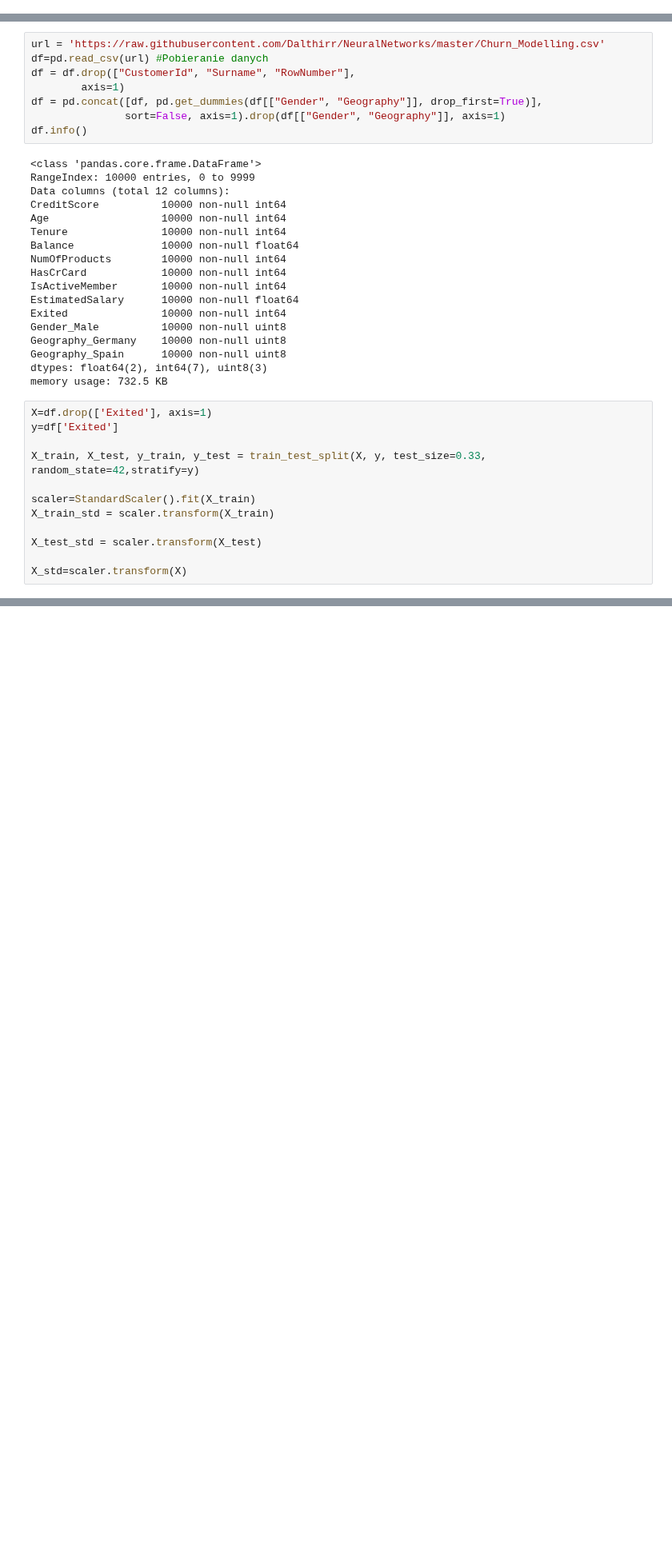
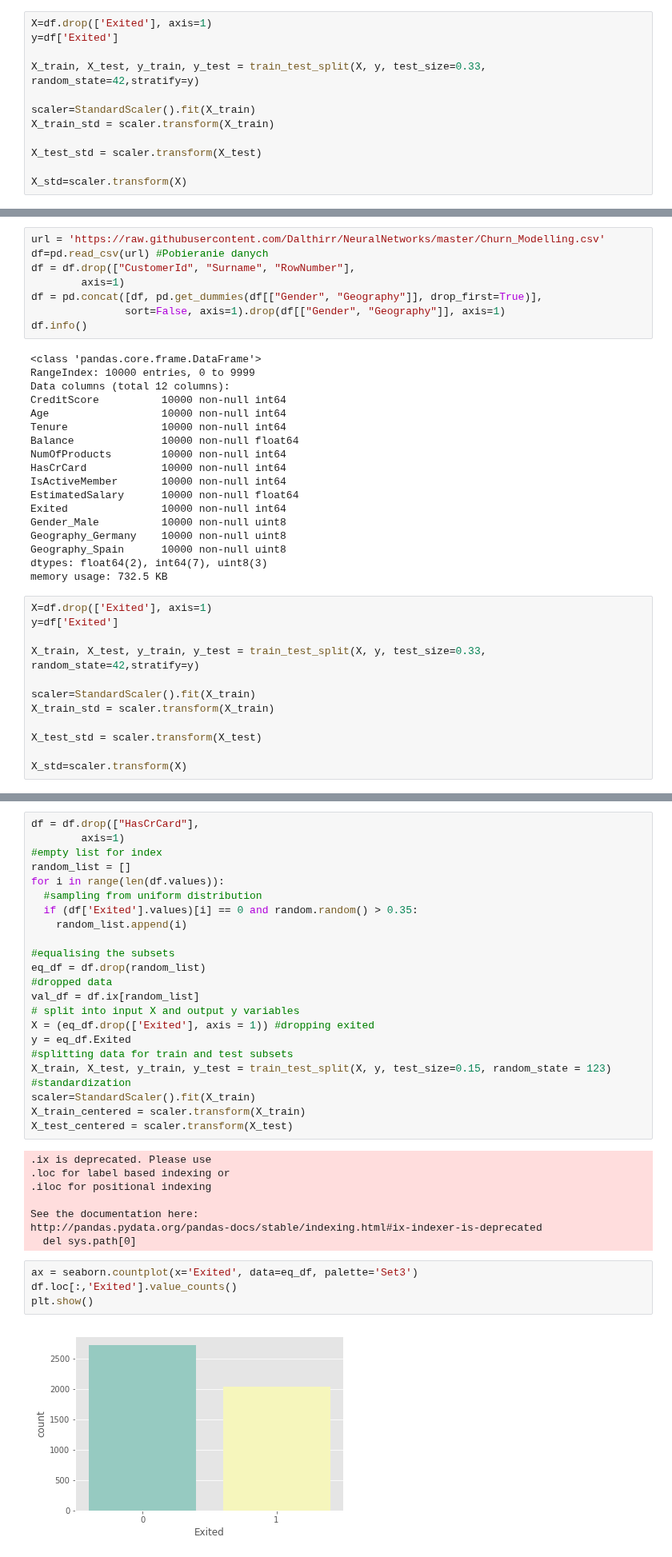
Before and after one commit to Dalthirr/NeuralNetworks, a Jupyter notebook: model.ipynb, the cells around one changed output, grey strips where cells are left out. Shown at 80% size. Drawn from its saved outputs; the diff is of its cells as text; blank space fills up the shorter version.

```diff
--- a/model.ipynb
+++ b/model.ipynb
@@ -44,0 +55,12 @@ Successfully installed livelossplot-0.4.1
+# %%
+X=df.drop(['Exited'], axis=1)
+y=df['Exited']
+
+X_train, X_test, y_train, y_test = train_test_split(X, y, test_size=0.33, random_state=42,stratify=y)
+
+scaler=StandardScaler().fit(X_train)
+X_train_std = scaler.transform(X_train)
+
+X_test_std = scaler.transform(X_test)
+
+X_std=scaler.transform(X)
@@ -92 +354,38 @@ Czyli jaki procent z osób, ktore zostały określone jako zagrożone do odejśc
+# %%
+df = df.drop(["HasCrCard"],
+        axis=1)
+#empty list for index
+random_list = []
+for i in range(len(df.values)):
+  #sampling from uniform distribution
+  if (df['Exited'].values)[i] == 0 and random.random() > 0.35:
+    random_list.append(i)
+
+#equalising the subsets
+eq_df = df.drop(random_list)
+#dropped data
+val_df = df.ix[random_list]
+# split into input X and output y variables
+X = (eq_df.drop(['Exited'], axis = 1)) #dropping exited
+y = eq_df.Exited
+#splitting data for train and test subsets
+X_train, X_test, y_train, y_test = train_test_split(X, y, test_size=0.15, random_state = 123)
+#standardization
+scaler=StandardScaler().fit(X_train)
+X_train_centered = scaler.transform(X_train)
+X_test_centered = scaler.transform(X_test)
+# %% [output]
+.ix is deprecated. Please use
+.loc for label based indexing or
+.iloc for positional indexing
+
+See the documentation here:
+http://pandas.pydata.org/pandas-docs/stable/indexing.html#ix-indexer-is-deprecated
+  del sys.path[0]
+# %%
+ax = seaborn.countplot(x='Exited', data=eq_df, palette='Set3')
+df.loc[:,'Exited'].value_counts()
+plt.show()
+# %% [output]
+[figure, added]
 # %%
```
Also changed, not shown: parts of 35 cells of this notebook, 1 other file.
